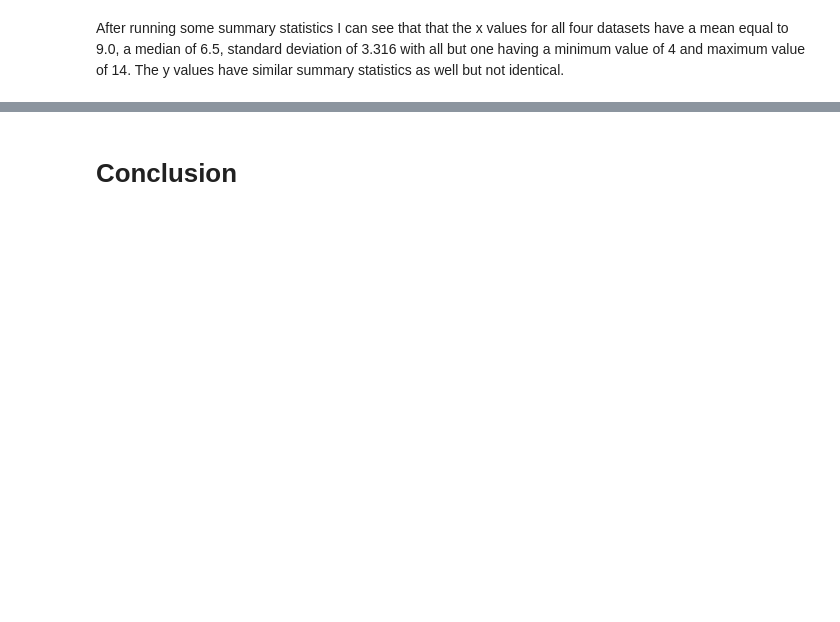
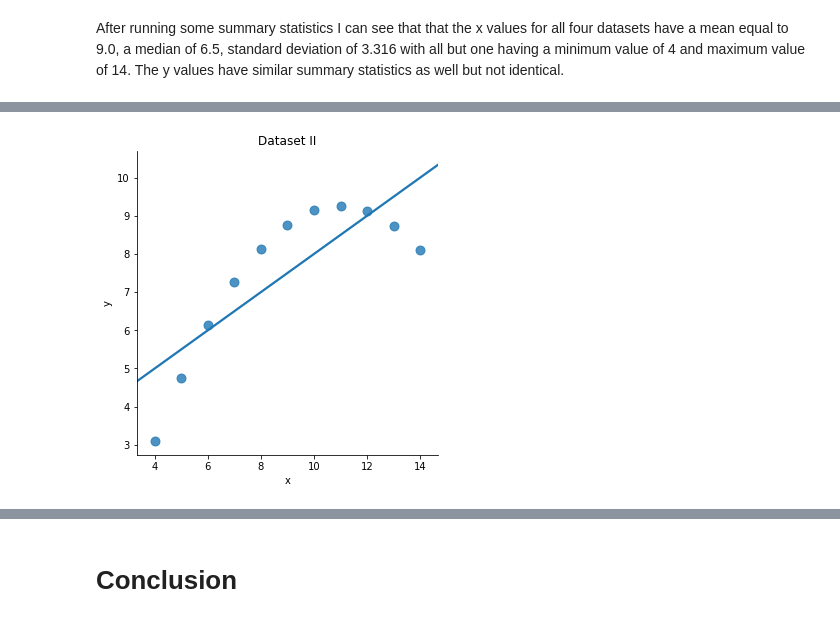
Before and after one commit to simonava5/AnscombesData, a Jupyter notebook: AnscombesDataNew.ipynb, the cells around one changed output, grey strips where cells are left out. Drawn from its saved outputs; the diff is of its cells as text; code cells hidden in the pictures; blank space fills up the shorter version.

```diff
--- a/AnscombesDataNew.ipynb
+++ b/AnscombesDataNew.ipynb
@@ -69,7 +121,11 @@ plt.show()
 # %%
 sns.lmplot(x="x", y="y", data=anscombe.query("dataset == 'II'"),
            ci=None, scatter_kws={"s": 80});
+
+plt.title("Dataset II")
 plt.show()
+# %% [output]
+[figure, added]
 # %%
 sns.lmplot(x="x", y="y", data=anscombe.query("dataset == 'III'"),
            ci=None, scatter_kws={"s": 80});
```
Also changed, not shown: parts of 22 cells of this notebook.
